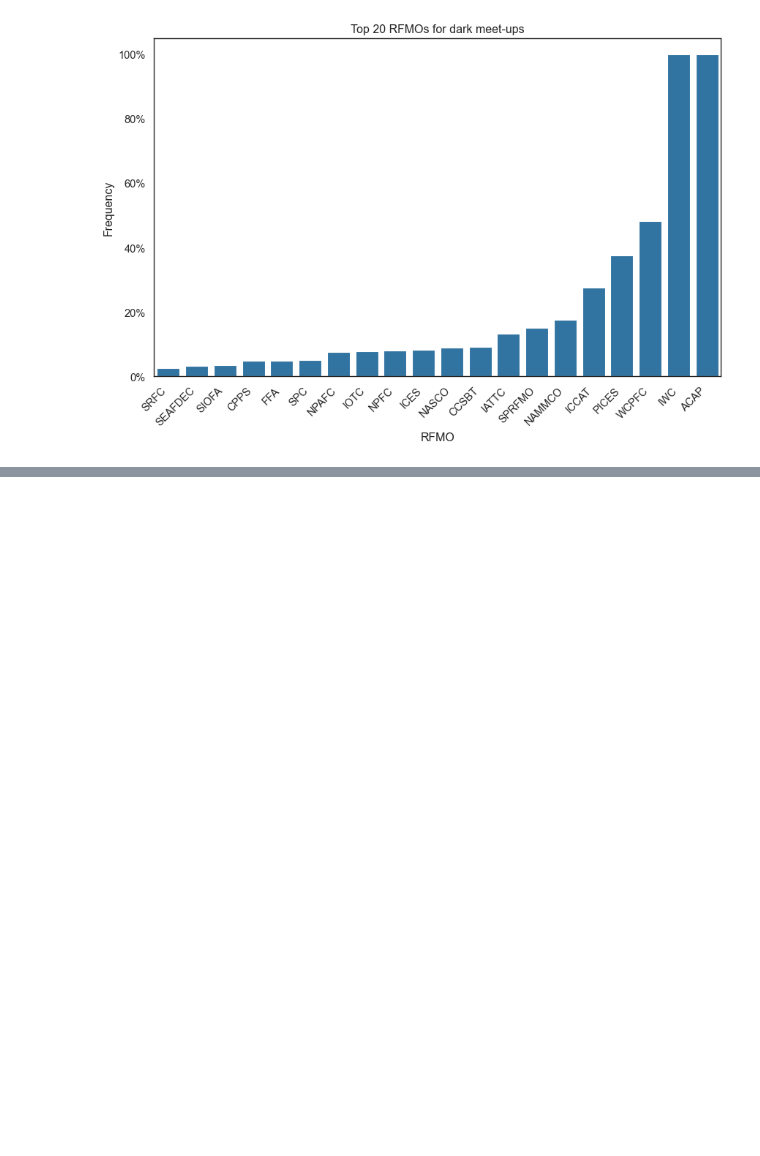
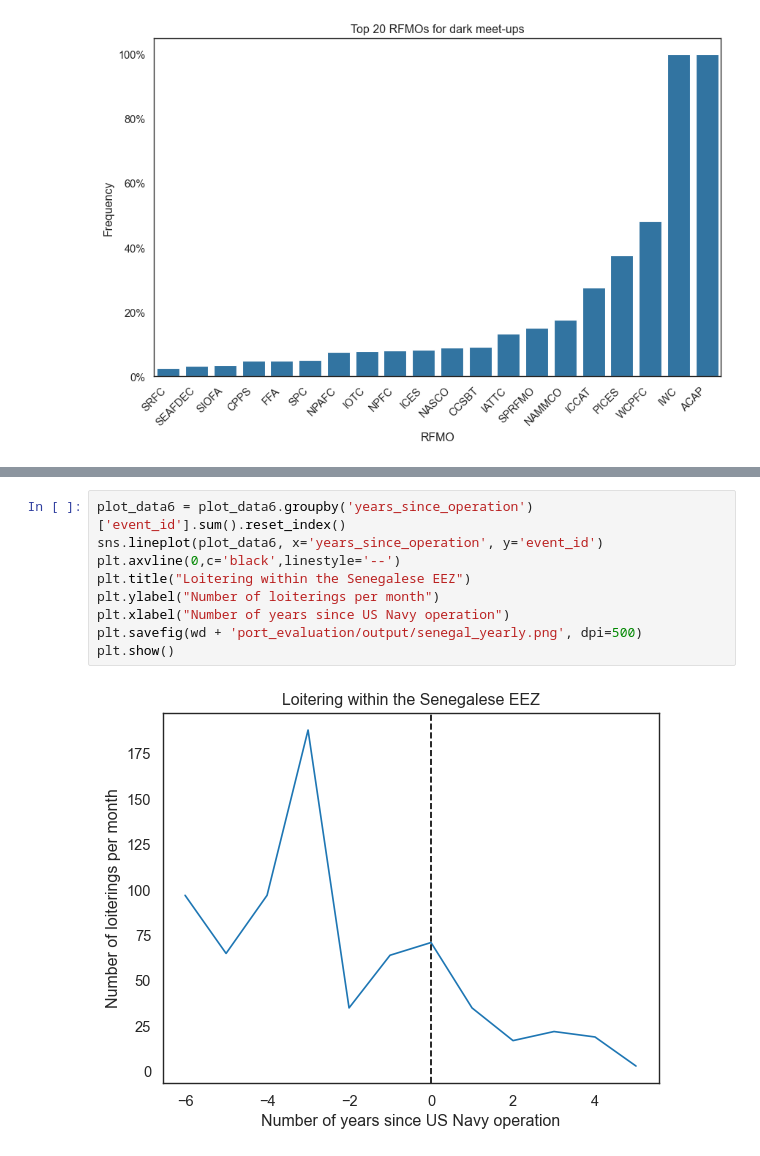
Before and after one commit to sebdodt/90739-iuu-systems-project, a Jupyter notebook: port_evaluation/eda/midterm/2_transshipments/trans.ipynb, the cells around one changed output, grey strips where cells are left out. Drawn from its saved outputs; the diff is of its cells as text; blank space fills up the shorter version.

```diff
--- a/port_evaluation/eda/midterm/2_transshipments/trans.ipynb
+++ b/port_evaluation/eda/midterm/2_transshipments/trans.ipynb
@@ -491,0 +520,11 @@ plt.show()
+# %%
+plot_data6 = plot_data6.groupby('years_since_operation')['event_id'].sum().reset_index()
+sns.lineplot(plot_data6, x='years_since_operation', y='event_id')
+plt.axvline(0,c='black',linestyle='--')
+plt.title("Loitering within the Senegalese EEZ")
+plt.ylabel("Number of loiterings per month")
+plt.xlabel("Number of years since US Navy operation")
+plt.savefig(wd + 'port_evaluation/output/senegal_yearly.png', dpi=500)
+plt.show()
+# %% [output]
+[figure, added]
```
Also changed, not shown: parts of 2 cells of this notebook, 2 other files.
